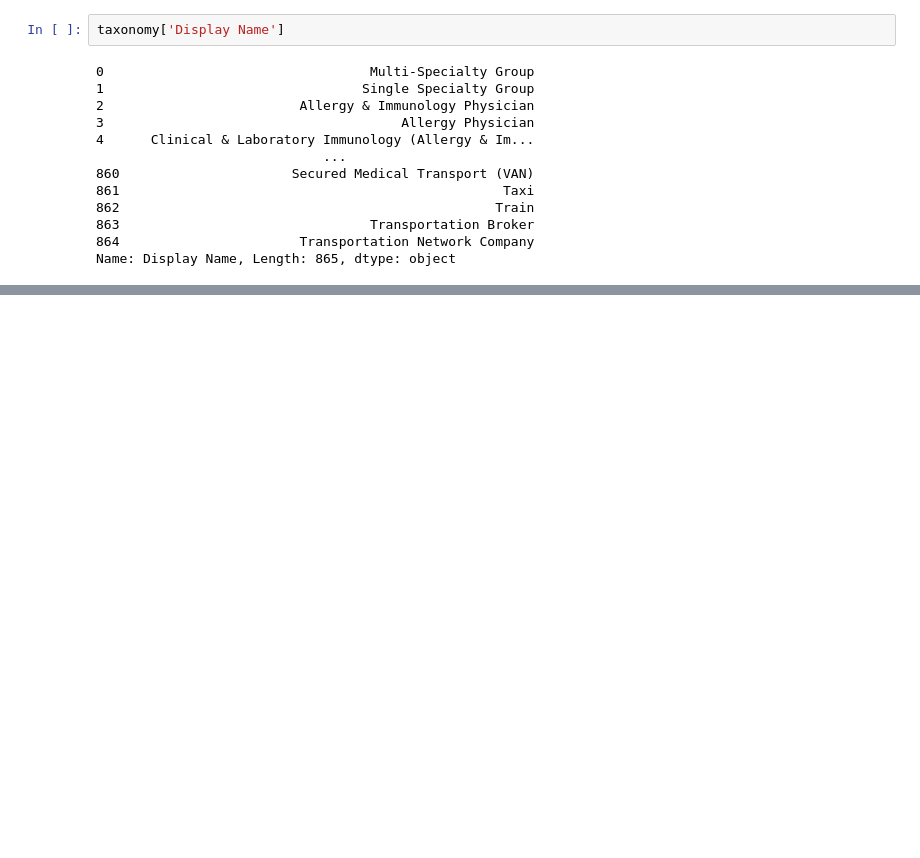
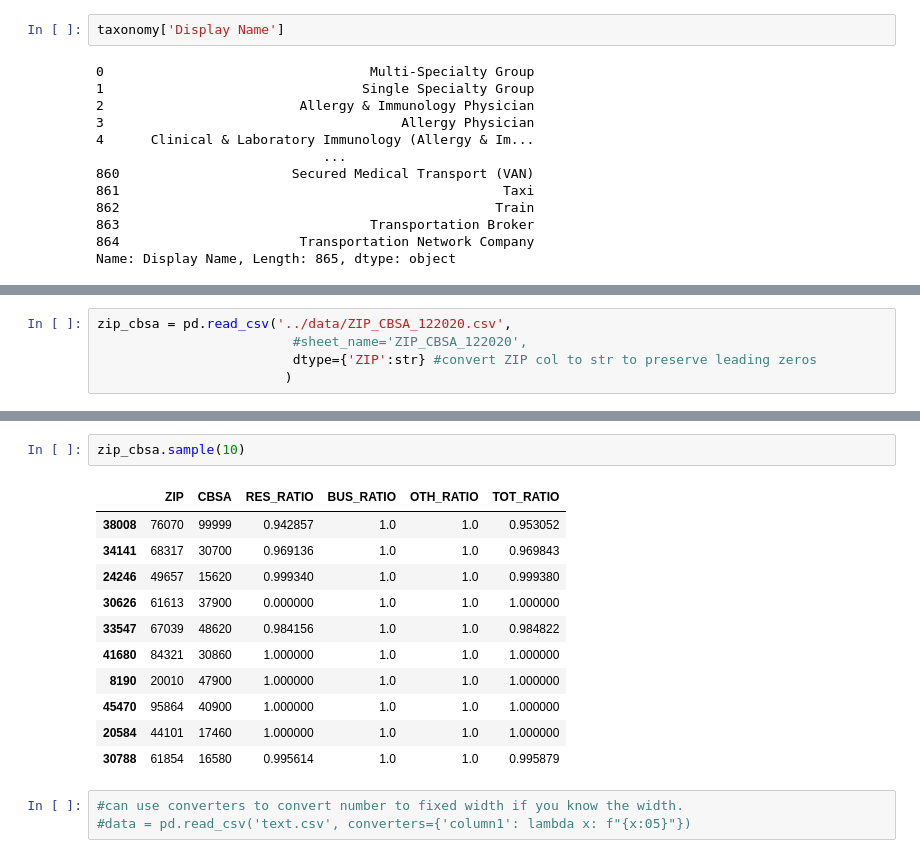
Before and after one commit to nss-data-science-cohort-4/hcbb_hop_team-aac_dog_moms, a Jupyter notebook: notebooks/ce_load_sql_nppes_db.ipynb, the cells around one changed output, grey strips where cells are left out. Drawn from its saved outputs; the diff is of its cells as text; blank space fills up the shorter version.

```diff
--- a/notebooks/ce_load_sql_nppes_db.ipynb
+++ b/notebooks/ce_load_sql_nppes_db.ipynb
@@ -313,0 +436,5 @@ db.close()
+# %%
+zip_cbsa = pd.read_csv('../data/ZIP_CBSA_122020.csv',
+                         #sheet_name='ZIP_CBSA_122020',
+                         dtype={'ZIP':str} #convert ZIP col to str to preserve leading zeros
+                        )
@@ -313,0 +466,17 @@ db.close()
+# %%
+zip_cbsa.sample(10)
+# %% [output]
+|  | ZIP | CBSA | RES_RATIO | BUS_RATIO | OTH_RATIO | TOT_RATIO |
+| 38008 | 76070 | 99999 | 0.942857 | 1.0 | 1.0 | 0.953052 |
+| 34141 | 68317 | 30700 | 0.969136 | 1.0 | 1.0 | 0.969843 |
+| 24246 | 49657 | 15620 | 0.999340 | 1.0 | 1.0 | 0.999380 |
+| 30626 | 61613 | 37900 | 0.000000 | 1.0 | 1.0 | 1.000000 |
+| 33547 | 67039 | 48620 | 0.984156 | 1.0 | 1.0 | 0.984822 |
+| 41680 | 84321 | 30860 | 1.000000 | 1.0 | 1.0 | 1.000000 |
+| 8190 | 20010 | 47900 | 1.000000 | 1.0 | 1.0 | 1.000000 |
+| 45470 | 95864 | 40900 | 1.000000 | 1.0 | 1.0 | 1.000000 |
+| 20584 | 44101 | 17460 | 1.000000 | 1.0 | 1.0 | 1.000000 |
+| 30788 | 61854 | 16580 | 0.995614 | 1.0 | 1.0 | 0.995879 |
+# %%
+#can use converters to convert number to fixed width if you know the width.
+#data = pd.read_csv('text.csv', converters={'column1': lambda x: f"{x:05}"})
```
Also changed, not shown: parts of 32 cells of this notebook.
